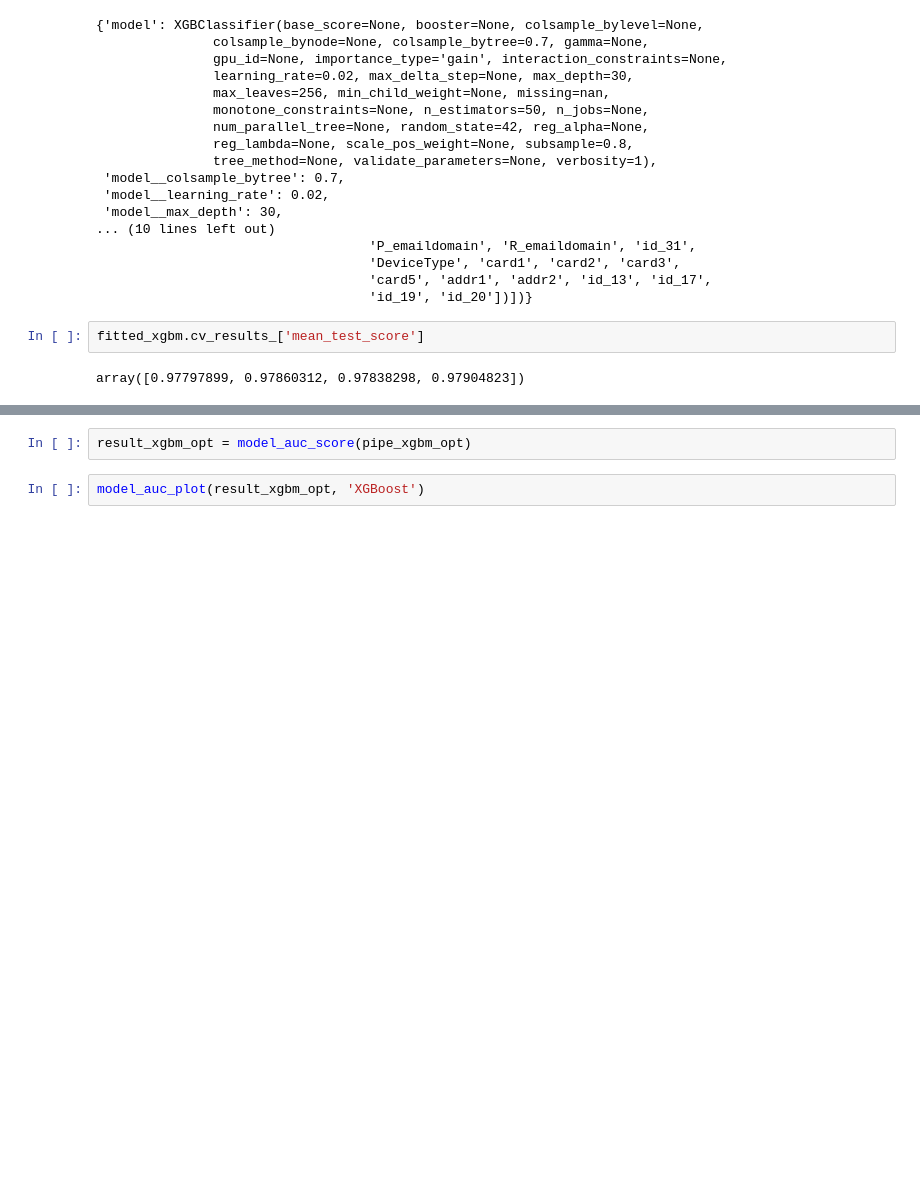
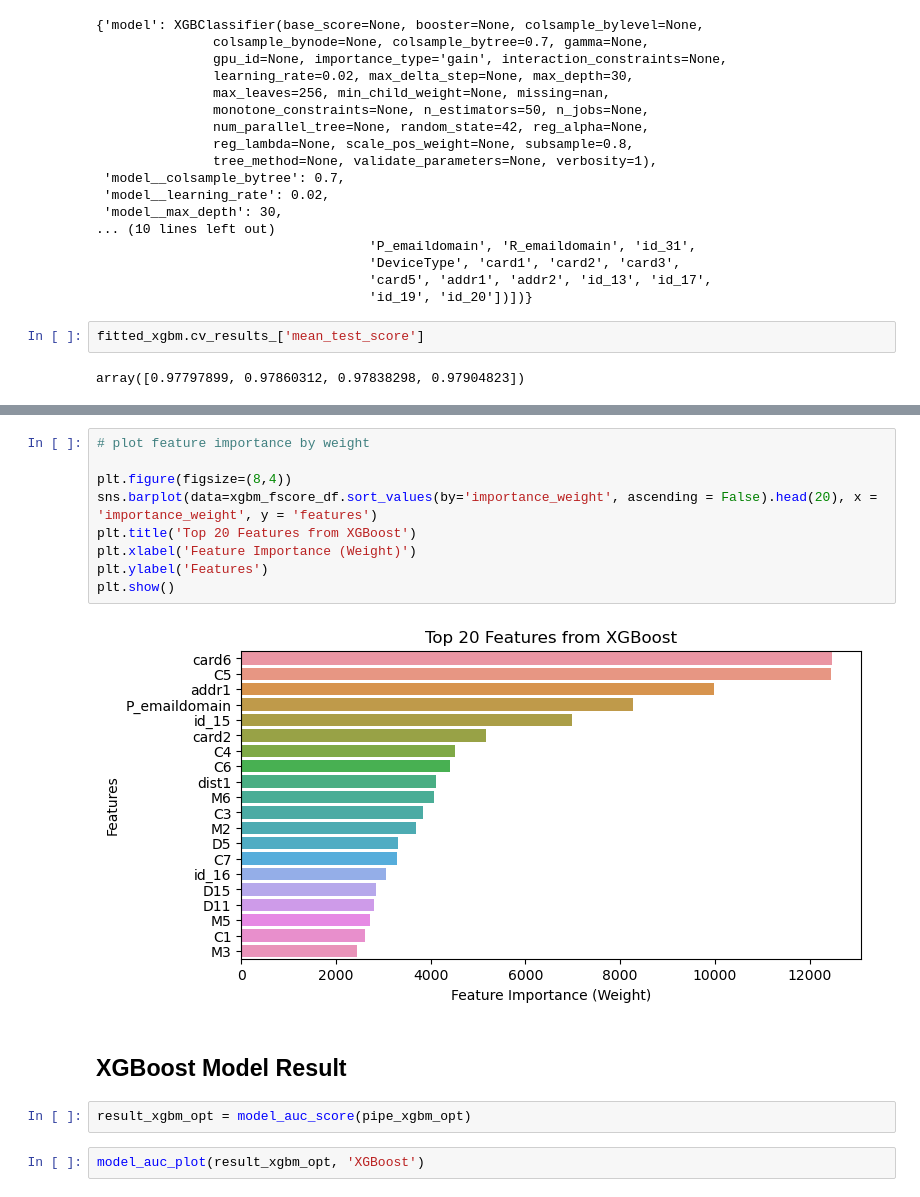
Before and after one commit to sl-huo/payment-fraud-detection, a Jupyter notebook: FD-Model-notebook.ipynb, the cells around one changed output, grey strips where cells are left out. Cells and saved outputs as stored; diff of their text form; blank space fills up the shorter version.

```diff
--- a/FD-Model-notebook.ipynb
+++ b/FD-Model-notebook.ipynb
@@ -358,3 +446,16 @@ Pipeline(steps=[('transformer',
+# %%
+# plot feature importance by weight
+
+plt.figure(figsize=(8,4))
+sns.barplot(data=xgbm_fscore_df.sort_values(by='importance_weight', ascending = False).head(20), x = 'importance_weight', y = 'features')
+plt.title('Top 20 Features from XGBoost')
+plt.xlabel('Feature Importance (Weight)')
+plt.ylabel('Features')
+plt.show()
+# %% [output]
+[figure, added]
+# %% [markdown]
+##  XGBoost Model Result
 # %%
 result_xgbm_opt = model_auc_score(pipe_xgbm_opt)
 # %%
```
Also changed, not shown: parts of 23 cells of this notebook, 5 other files.
